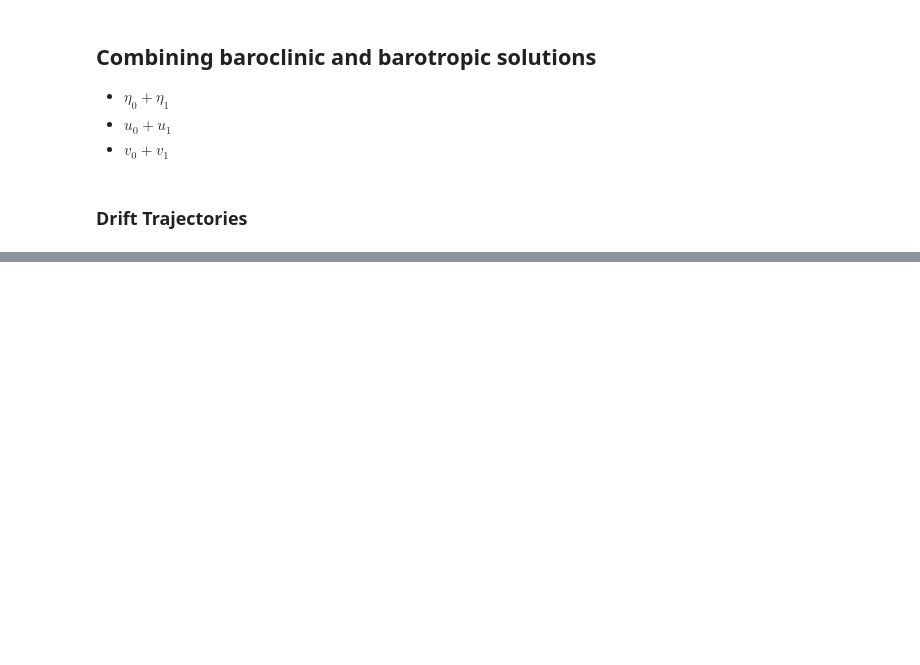
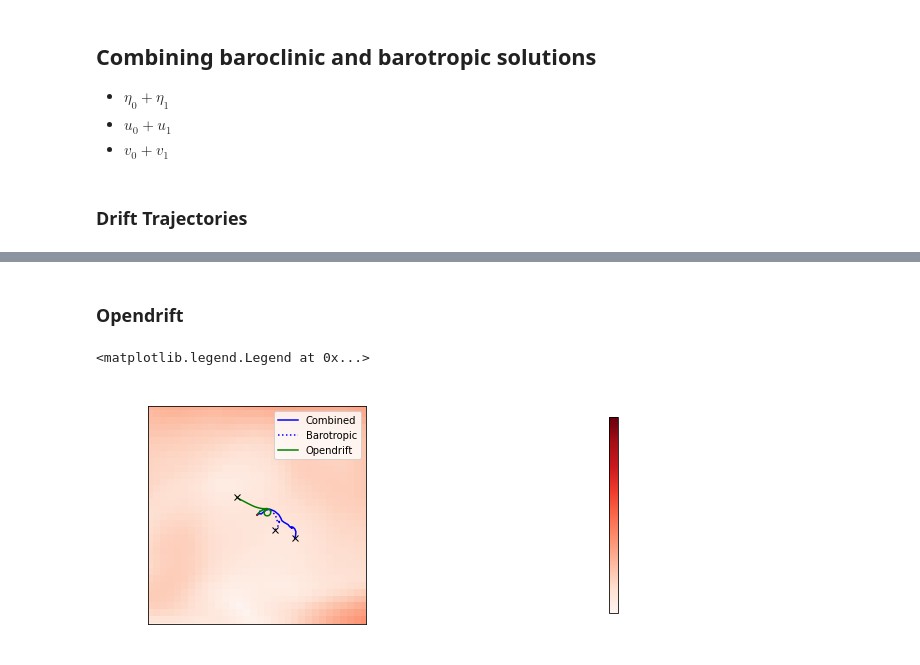
Before and after one commit to sintefmath/reduced-gravity-ocean-model, a Jupyter notebook: notebooks/simTest-CombinedCDKLM16.ipynb, the cells around one changed output, grey strips where cells are left out. Drawn from its saved outputs; the diff is of its cells as text; code cells hidden in the pictures; blank space fills up the shorter version.

```diff
--- a/notebooks/simTest-CombinedCDKLM16.ipynb
+++ b/notebooks/simTest-CombinedCDKLM16.ipynb
@@ -444,0 +470,2 @@ plot_all_drifts(sims, trajectory_forecast)
+# %% [markdown]
+### Opendrift
@@ -444,0 +477,13 @@ plot_all_drifts(sims, trajectory_forecast)
+# %%
+lon, lat = xygpuocean2lonlat(source_url_list[0], initx, inity, case_info["x0"], case_info["y0"])
+oceandrift = simulate_opendrift(source_url_list[0], lat= lat, lon= lon, velocity_average=False) #no wind
+opendrift_trajectories = opendriftObj2gpuoceanObs(oceandrift, case_info["x0"], case_info["x1"], case_info["y0"], case_info["y1"], source_url_list[0])
+# %%
+ax = plot_background(sims)
+plot_one_drifter(ax, sims, trajectories, "Combined")
+plot_one_drifter(ax, sims, barotropic_trajectories, "Barotropic", ls=":")
+plot_one_drifter(ax, sims, opendrift_trajectories, "Opendrift", c="green")
+ax.legend(labelcolor="black")
+# %% [output]
+<matplotlib.legend.Legend at 0x...>
+[figure, added]
```
Also changed, not shown: parts of 13 cells of this notebook.
